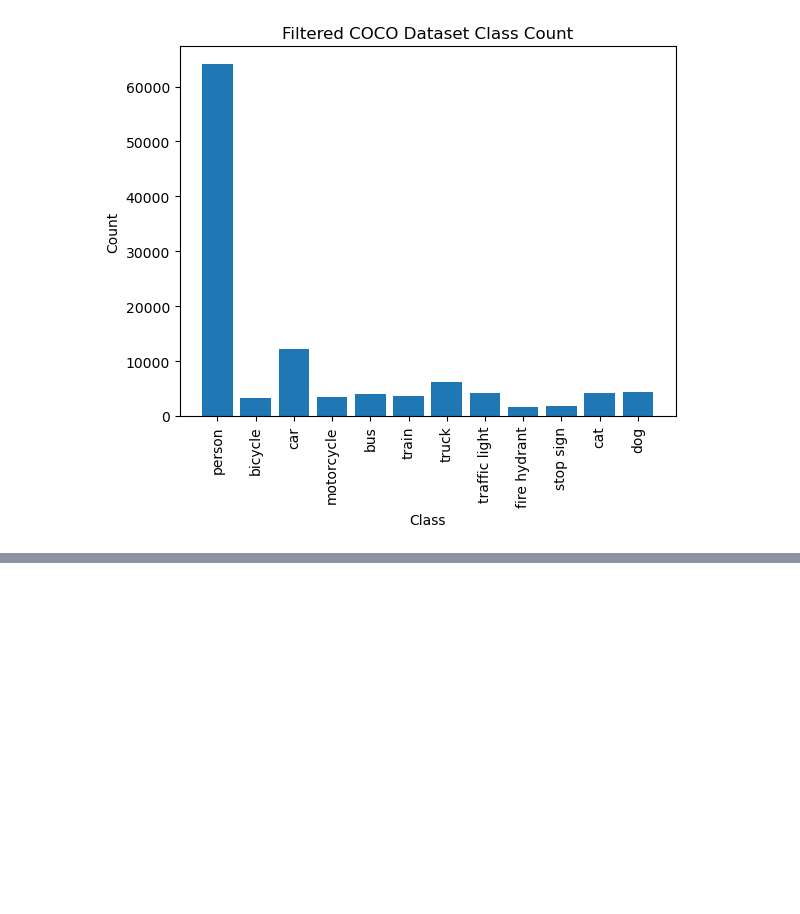
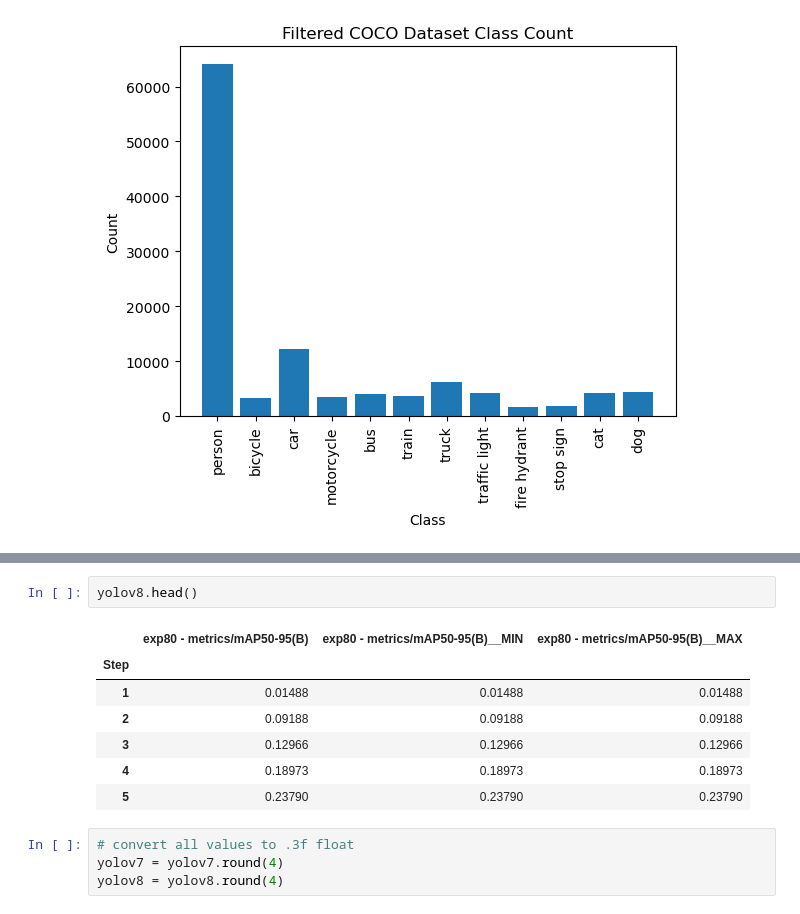
Before and after one commit to ChanifRusydi/machine_learning, a Jupyter notebook: YOLOv8Detection.ipynb, the cells around one changed output, grey strips where cells are left out. Cells and saved outputs as stored; diff of their text form; blank space fills up the shorter version.

```diff
--- a/YOLOv8Detection.ipynb
+++ b/YOLOv8Detection.ipynb
@@ -373,0 +389,14 @@ plt.show()
+# %%
+yolov8.head()
+# %% [output]
+|  | exp80 - metrics/mAP50-95(B) | exp80 - metrics/mAP50-95(B)__MIN | exp80 - metrics/mAP50-95(B)__MAX |
+| Step |  |  |  |
+| 1 | 0.01488 | 0.01488 | 0.01488 |
+| 2 | 0.09188 | 0.09188 | 0.09188 |
+| 3 | 0.12966 | 0.12966 | 0.12966 |
+| 4 | 0.18973 | 0.18973 | 0.18973 |
+| 5 | 0.23790 | 0.23790 | 0.23790 |
+# %%
+# convert all values to .3f float
+yolov7 = yolov7.round(4)
+yolov8 = yolov8.round(4)
```
Also changed, not shown: parts of 8 cells of this notebook, 7 other files.
